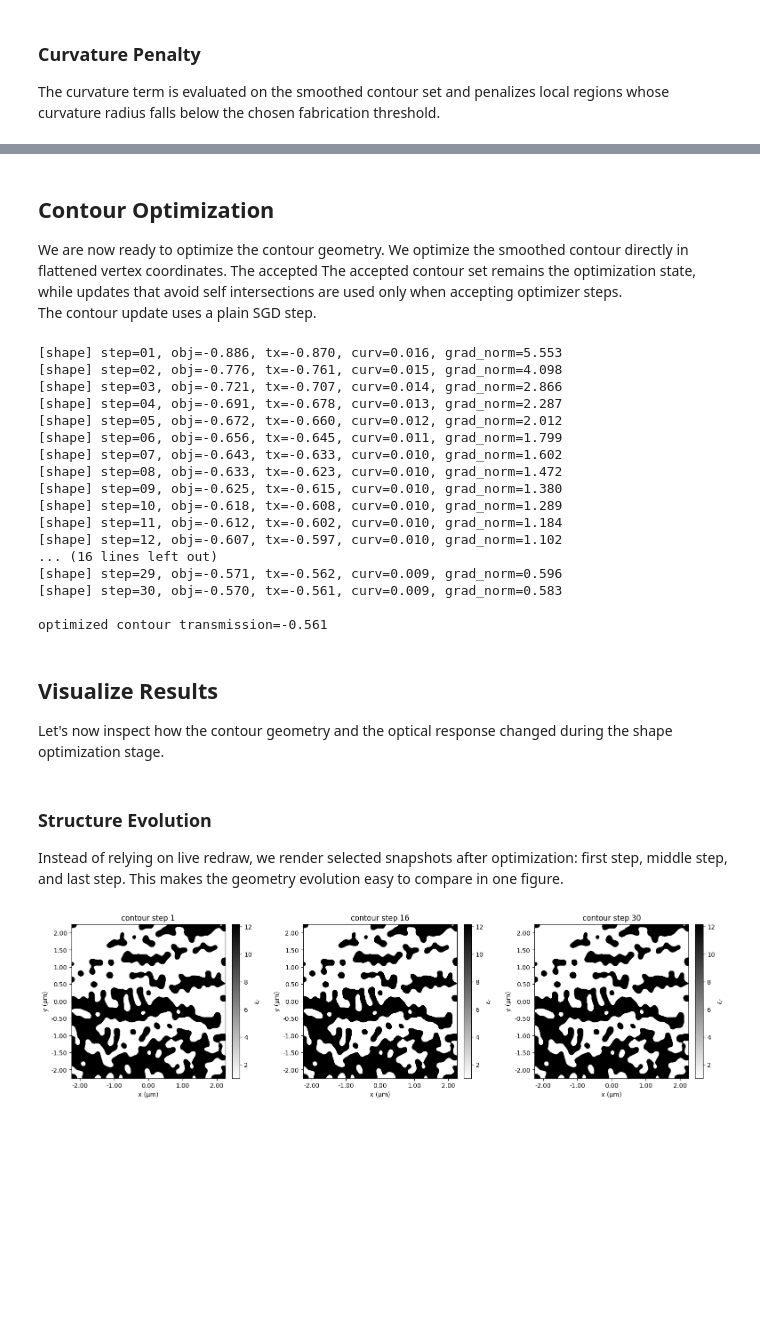
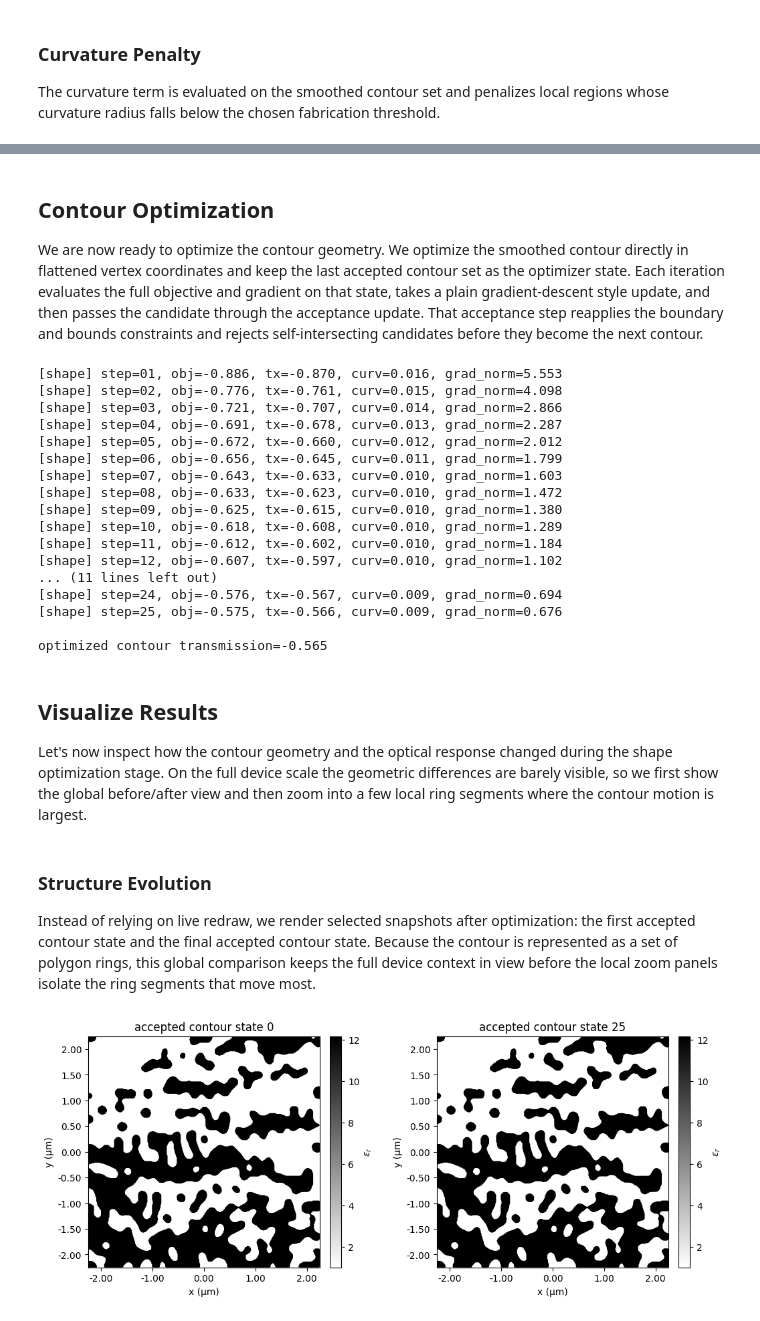
Before and after one commit to flexcompute/tidy3d-notebooks, a Jupyter notebook: Autograd32WDMTopologyToContourFinetuning.ipynb, the cells around one changed output, grey strips where cells are left out. Cells and saved outputs as stored; diff of their text form; code cells hidden in the pictures; blank space fills up the shorter version.

Commit message:
chore(notebooks): clean contour notebook for review

```diff
--- a/Autograd32WDMTopologyToContourFinetuning.ipynb
+++ b/Autograd32WDMTopologyToContourFinetuning.ipynb
@@ -535,16 +678,18 @@ safe against self intersections updates are reserved for optimizer step acceptan
 # %% [markdown]
 ## Contour Optimization
 We are now ready to optimize the contour geometry.
-We optimize the smoothed contour directly in flattened vertex coordinates. The accepted
-The accepted contour set remains the optimization state, while updates that avoid self intersections are
-used only when accepting optimizer steps.<br>
-The contour update uses a plain SGD step.
+We optimize the smoothed contour directly in flattened vertex coordinates and keep the
+last accepted contour set as the optimizer state. Each iteration evaluates the full
+objective and gradient on that state, takes a plain gradient-descent style update, and
+then passes the candidate through the acceptance update. That acceptance step reapplies
+the boundary and bounds constraints and rejects self-intersecting candidates before they
+become the next contour.<br>
 # %%
-contour_opt_steps = 30  # number of contour optimization steps
+contour_opt_steps = 25  # number of contour optimization steps
 contour_opt_lr = 0.004  # optimizer learning rate
 
 curvature_penalty_fn = make_threshold_power_curvature_penalty(
-    threshold_radius=0.100,
+    threshold_radius=radius,
     alpha=curvature_penalty_alpha,
     exponent=curvature_penalty_exponent,
     eps=curvature_penalty_eps,
@@ -559,6 +704,8 @@ flat_params = flat_reference.copy()
 objective_history = []
 transmission_history = []
 curvature_history = []
+contour_sets_over_steps = []
+flat_params_over_steps = []
 contour_structures_over_steps = []
 
 
@@ -599,6 +746,8 @@ for step in range(contour_opt_steps):
     objective_history.append(float(value))
     transmission_history.append(tx_current)
     curvature_history.append(curv_term)
+    contour_sets_over_steps.append(contour_current_set)
+    flat_params_over_steps.append(np.asarray(flat_params, dtype=float).copy())
     contour_structures_over_steps.append(
         contour_current_set.to_structures(
             foreground_medium=core_medium,
@@ -623,11 +772,14 @@ for step in range(contour_opt_steps):
     )
 
 contour_opt_set = contour_current_set
+contour_sets_over_steps.append(contour_opt_set)
+flat_params_over_steps.append(np.asarray(flat_params, dtype=float).copy())
 contour_opt_structures = contour_opt_set.to_structures(
     foreground_medium=core_medium,
     background_medium=background_medium,
     name_prefix="contour_opt_final",
 )
+contour_structures_over_steps.append(contour_opt_structures)
 
 contour_opt_tx = get_transmission(contour_opt_structures, task_name="wdm_contour_opt_final")
 print(f"\noptimized contour transmission={contour_opt_tx:.3f}")
@@ -638,44 +790,48 @@ print(f"\noptimized contour transmission={contour_opt_tx:.3f}")
 [shape] step=04, obj=-0.691, tx=-0.678, curv=0.013, grad_norm=2.287
 [shape] step=05, obj=-0.672, tx=-0.660, curv=0.012, grad_norm=2.012
 [shape] step=06, obj=-0.656, tx=-0.645, curv=0.011, grad_norm=1.799
-[shape] step=07, obj=-0.643, tx=-0.633, curv=0.010, grad_norm=1.602
+[shape] step=07, obj=-0.643, tx=-0.633, curv=0.010, grad_norm=1.603
 [shape] step=08, obj=-0.633, tx=-0.623, curv=0.010, grad_norm=1.472
 [shape] step=09, obj=-0.625, tx=-0.615, curv=0.010, grad_norm=1.380
 [shape] step=10, obj=-0.618, tx=-0.608, curv=0.010, grad_norm=1.289
 [shape] step=11, obj=-0.612, tx=-0.602, curv=0.010, grad_norm=1.184
 [shape] step=12, obj=-0.607, tx=-0.597, curv=0.010, grad_norm=1.102
-... (16 lines left out)
-[shape] step=29, obj=-0.571, tx=-0.562, curv=0.009, grad_norm=0.596
-[shape] step=30, obj=-0.570, tx=-0.561, curv=0.009, grad_norm=0.583
+... (11 lines left out)
+[shape] step=24, obj=-0.576, tx=-0.567, curv=0.009, grad_norm=0.694
+[shape] step=25, obj=-0.575, tx=-0.566, curv=0.009, grad_norm=0.676
 
-optimized contour transmission=-0.561
+optimized contour transmission=-0.565
 # %% [markdown]
 ## Visualize Results
 Let's now inspect how the contour geometry and the optical response changed during the
-shape optimization stage.
+shape optimization stage. On the full device scale the geometric differences are barely
+visible, so we first show the global before/after view and then zoom into a few local
+ring segments where the contour motion is largest.
 # %% [markdown]
 ### Structure Evolution
 Instead of relying on live redraw, we render selected snapshots after optimization:
-first step, middle step, and last step.
-This makes the geometry evolution easy to compare in one figure.
+the first accepted contour state and the final accepted contour state. Because the
+contour is represented as a set of polygon rings, this global comparison keeps the full
+device context in view before the local zoom panels isolate the ring segments that move
+most.
 # %%
-idx_samples = [0, len(contour_structures_over_steps) // 2, len(contour_structures_over_steps) - 1]
+idx_samples = [0, len(contour_structures_over_steps) - 1]
 fig_steps, axes_steps = plt.subplots(
     1, len(idx_samples), figsize=(5.2 * len(idx_samples), 4.2), constrained_layout=True
 )
 
 for ax, idx in zip(axes_steps, idx_samples):
-    step_num = idx + 1
+    state_num = idx
     sim_step = sim_static.updated_copy(
         structures=[*sim_static.structures, *contour_structures_over_steps[idx]],
         monitors=[],
     )
     sim_step.plot_eps(z=0.0, monitor_alpha=0.0, source_alpha=0.0, ax=ax)
-    ax.set_title(f"contour step {step_num}")
+    ax.set_title(f"accepted contour state {state_num}")
     ax.set_aspect("equal")
     ax.set_xlim(-2.25, 2.25)
     ax.set_ylim(-2.25, 2.25)
 
 plt.show()
 # %% [output]
-[figure, old version]
+[figure, new version]
```
Also changed, not shown: parts of 36 cells of this notebook, 2 other files.
